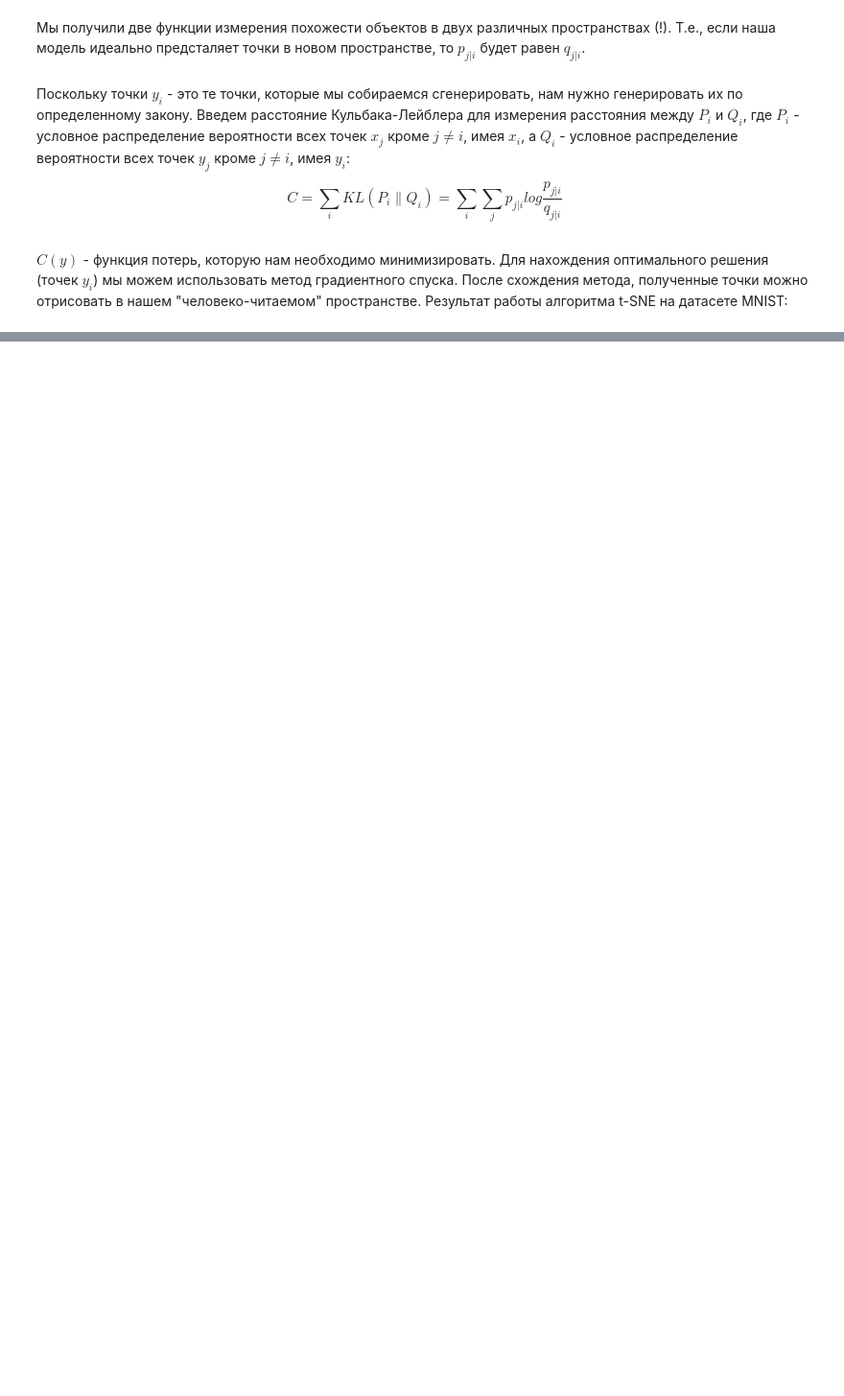
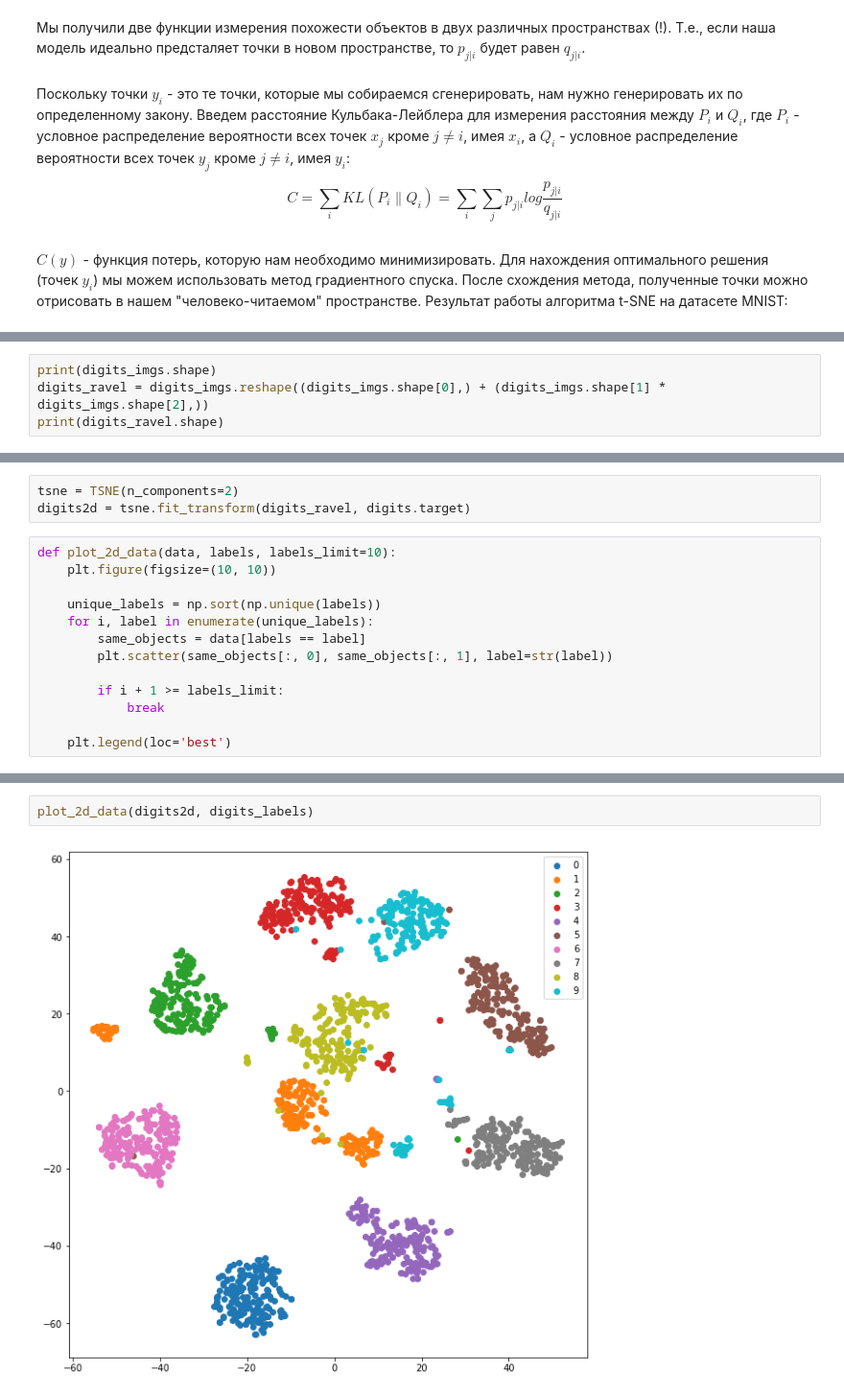
Before and after one commit to AICommunityInno/Seminars, a Jupyter notebook: Seminar 5/Seminar_5.2_t-SNE_visualization.ipynb, the cells around one changed output, grey strips where cells are left out. Shown at 96% size. Cells and saved outputs as stored; diff of their text form; blank space fills up the shorter version.

```diff
--- a/Seminar 5/Seminar_5.2_t-SNE_visualization.ipynb
+++ b/Seminar 5/Seminar_5.2_t-SNE_visualization.ipynb
@@ -42,0 +67,4 @@ $C(y)$ - функция потерь, которую нам необходимо
+# %%
+print(digits_imgs.shape)
+digits_ravel = digits_imgs.reshape((digits_imgs.shape[0],) + (digits_imgs.shape[1] * digits_imgs.shape[2],))
+print(digits_ravel.shape)
@@ -42,0 +74,16 @@ $C(y)$ - функция потерь, которую нам необходимо
+# %%
+tsne = TSNE(n_components=2)
+digits2d = tsne.fit_transform(digits_ravel, digits.target)
+# %%
+def plot_2d_data(data, labels, labels_limit=10):
+    plt.figure(figsize=(10, 10))
+
+    unique_labels = np.sort(np.unique(labels))
+    for i, label in enumerate(unique_labels):
+        same_objects = data[labels == label]
+        plt.scatter(same_objects[:, 0], same_objects[:, 1], label=str(label))
+
+        if i + 1 >= labels_limit:
+            break
+
+    plt.legend(loc='best')
@@ -42,0 +109,4 @@ $C(y)$ - функция потерь, которую нам необходимо
+# %%
+plot_2d_data(digits2d, digits_labels)
+# %% [output]
+[figure, added]
```
Also changed, not shown: parts of 21 cells of this notebook.
